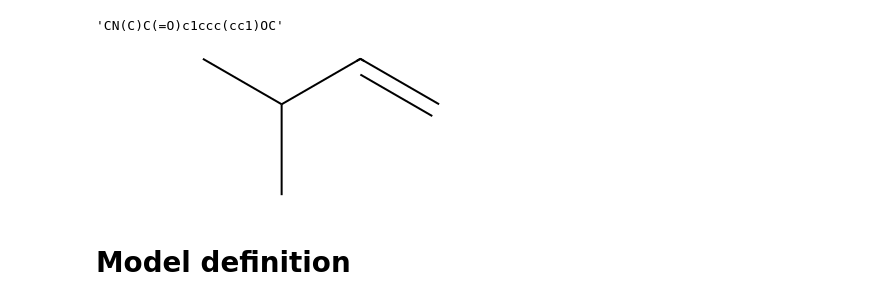
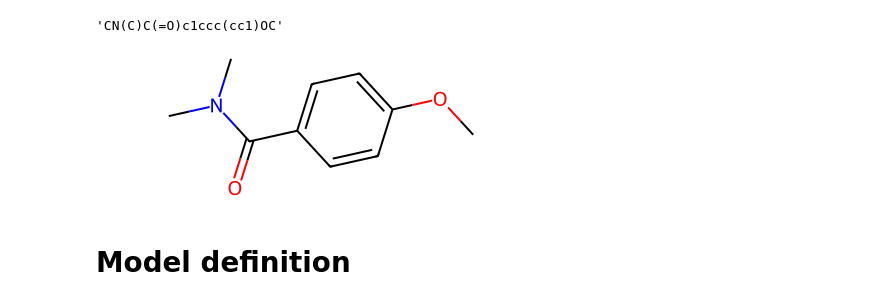
Before and after one commit to Nsharifi650/MolecularDesignWithGNN, a Jupyter notebook: GraphEmbedding.ipynb, the cells around one changed output. Cells and saved outputs as stored; diff of their text form; code cells hidden in the pictures.

```diff
--- a/GraphEmbedding.ipynb
+++ b/GraphEmbedding.ipynb
@@ -46,10 +42,10 @@ data[0]["smiles"]
 # %%
 from rdkit import Chem
 from rdkit.Chem.Draw import IPythonConsole
-molecule = Chem.MolFromSmiles(data[2]["smiles"])
+molecule = Chem.MolFromSmiles(data[0]["smiles"])
 molecule
 # %% [output]
-[figure, old version]
+[figure, new version]
 # %% [markdown]
 # Model definition
 # %%
```
Also changed, not shown: parts of 8 cells of this notebook, 1 other file.
